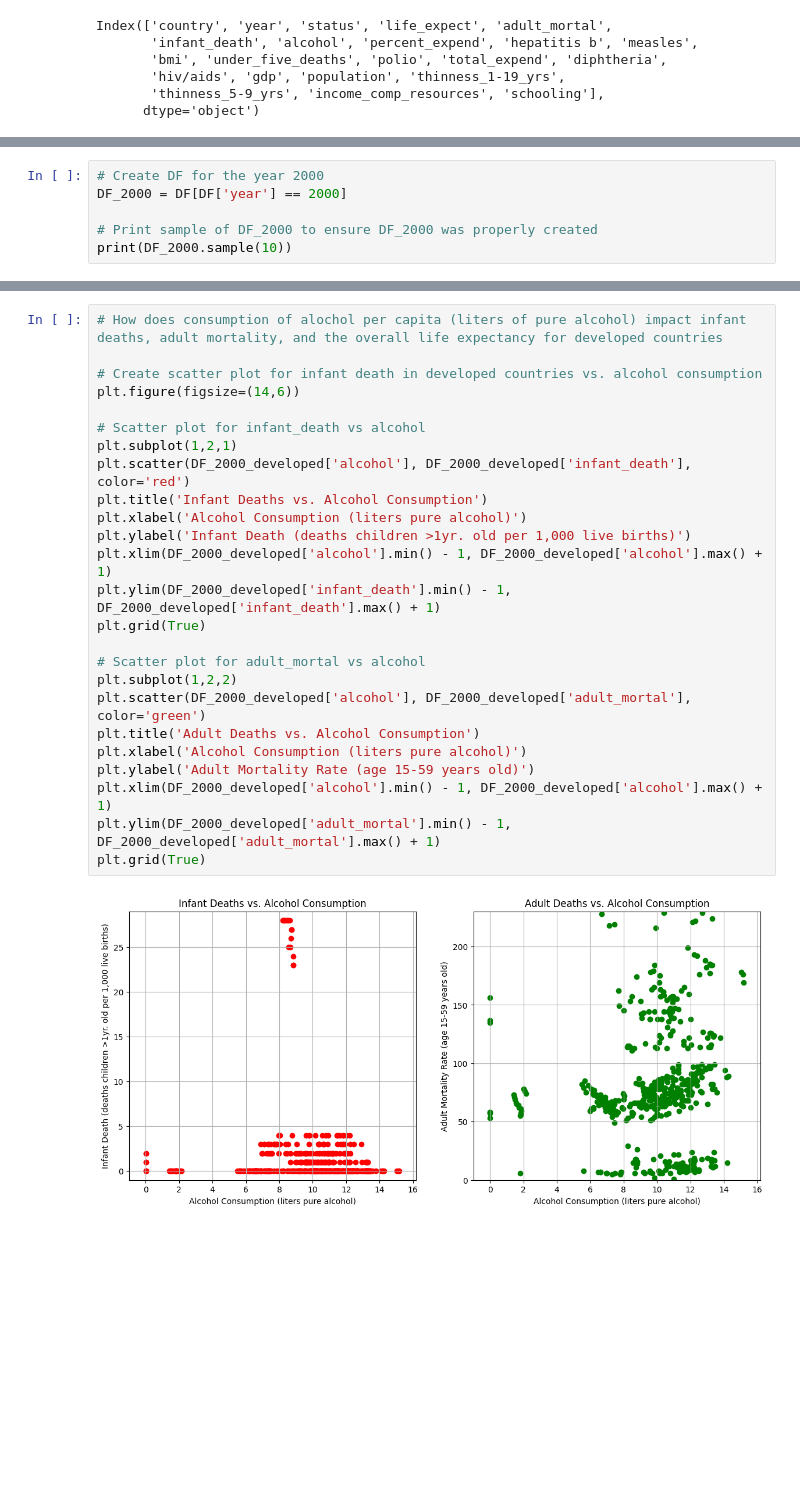
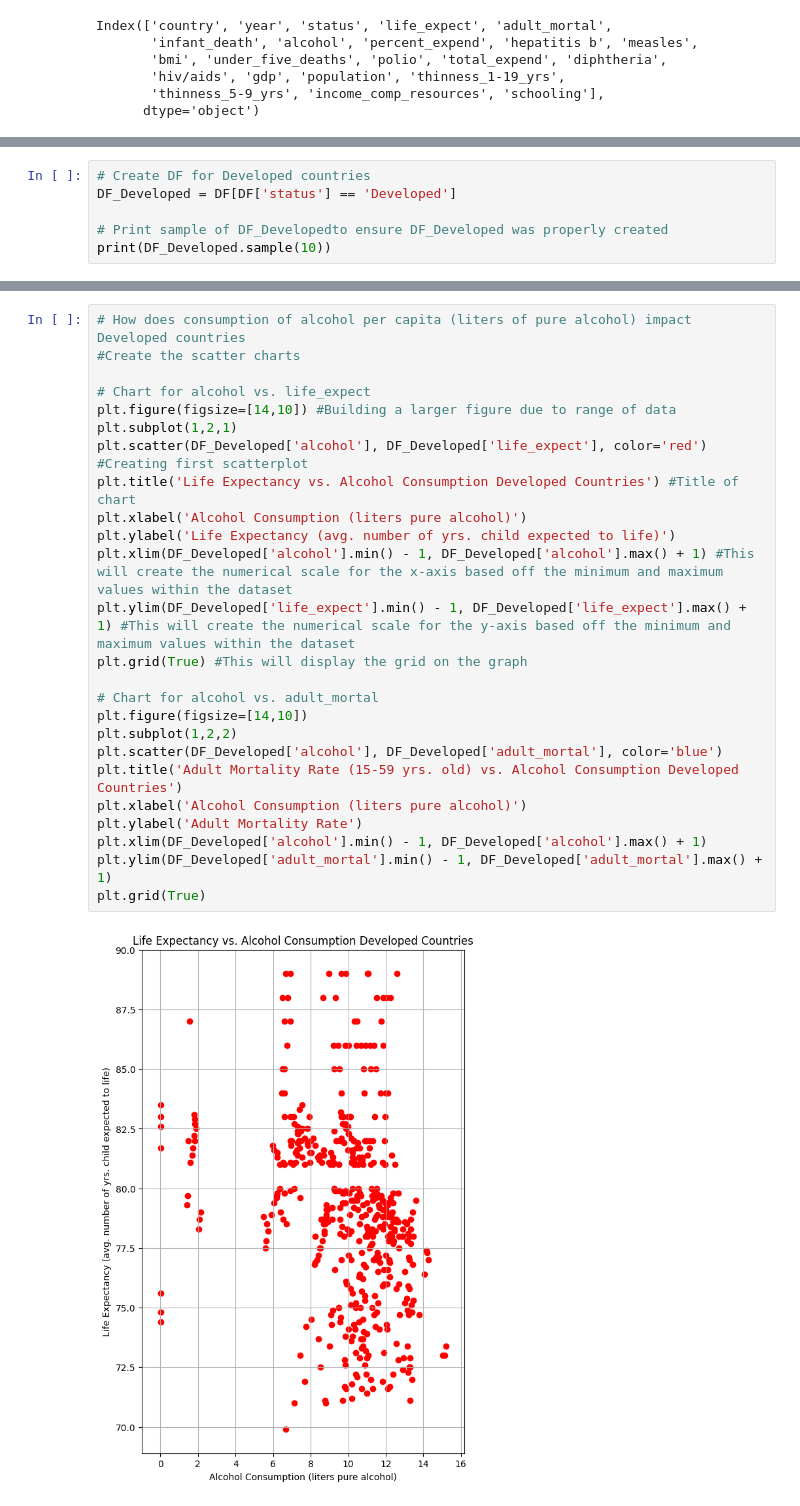
Before and after one commit to michav95/World-Health-Organization-Project, a Jupyter notebook: notebook/EDA.ipynb, the cells around one changed output, grey strips where cells are left out. Drawn from its saved outputs; the diff is of its cells as text; blank space fills up the shorter version.

Commit message:
updated graphs

```diff
--- a/notebook/EDA.ipynb
+++ b/notebook/EDA.ipynb
@@ -107,7 +79,7 @@ print(DF.duplicated().count())
 # %%
-# Create DF for the year 2000
-DF_2000 = DF[DF['year'] == 2000]
+# Create DF for Developed countries
+DF_Developed = DF[DF['status'] == 'Developed']
 
-# Print sample of DF_2000 to ensure DF_2000 was properly created
-print(DF_2000.sample(10))
+# Print sample of DF_Developedto ensure DF_Developed was properly created
+print(DF_Developed.sample(10))
 # %% [output]
@@ -235,27 +221,27 @@ print(DF_2000_developing)
 # %%
-# How does consumption of alochol per capita (liters of pure alcohol) impact infant deaths, adult mortality, and the overall life expectancy for developed countries
+# How does consumption of alcohol per capita (liters of pure alcohol) impact Developed countries
+#Create the scatter charts
 
-# Create scatter plot for infant death in developed countries vs. alcohol consumption
-plt.figure(figsize=(14,6))
+# Chart for alcohol vs. life_expect
+plt.figure(figsize=[14,10]) #Building a larger figure due to range of data
+plt.subplot(1,2,1)
+plt.scatter(DF_Developed['alcohol'], DF_Developed['life_expect'], color='red') #Creating first scatterplot
+plt.title('Life Expectancy vs. Alcohol Consumption Developed Countries') #Title of chart
+plt.xlabel('Alcohol Consumption (liters pure alcohol)')
+plt.ylabel('Life Expectancy (avg. number of yrs. child expected to life)')
+plt.xlim(DF_Developed['alcohol'].min() - 1, DF_Developed['alcohol'].max() + 1) #This will create the numerical scale for the x-axis based off the minimum and maximum values within the dataset
+plt.ylim(DF_Developed['life_expect'].min() - 1, DF_Developed['life_expect'].max() + 1) #This will create the numerical scale for the y-axis based off the minimum and maximum values within the dataset
+plt.grid(True) #This will display the grid on the graph
 
-# Scatter plot for infant_death vs alcohol
-plt.subplot(1,2,1)
-plt.scatter(DF_2000_developed['alcohol'], DF_2000_developed['infant_death'], color='red')
-plt.title('Infant Deaths vs. Alcohol Consumption')
+# Chart for alcohol vs. adult_mortal
+plt.figure(figsize=[14,10])
+plt.subplot(1,2,2)
+plt.scatter(DF_Developed['alcohol'], DF_Developed['adult_mortal'], color='blue')
+plt.title('Adult Mortality Rate (15-59 yrs. old) vs. Alcohol Consumption Developed Countries')
 plt.xlabel('Alcohol Consumption (liters pure alcohol)')
-plt.ylabel('Infant Death (deaths children >1yr. old per 1,000 live births)')
-plt.xlim(DF_2000_developed['alcohol'].min() - 1, DF_2000_developed['alcohol'].max() + 1)
-plt.ylim(DF_2000_developed['infant_death'].min() - 1, DF_2000_developed['infant_death'].max() + 1)
+plt.ylabel('Adult Mortality Rate')
+plt.xlim(DF_Developed['alcohol'].min() - 1, DF_Developed['alcohol'].max() + 1)
+plt.ylim(DF_Developed['adult_mortal'].min() - 1, DF_Developed['adult_mortal'].max() + 1)
 plt.grid(True)
-
-# Scatter plot for adult_mortal vs alcohol
-plt.subplot(1,2,2)
-plt.scatter(DF_2000_developed['alcohol'], DF_2000_developed['adult_mortal'], color='green')
-plt.title('Adult Deaths vs. Alcohol Consumption')
-plt.xlabel('Alcohol Consumption (liters pure alcohol)')
-plt.ylabel('Adult Mortality Rate (age 15-59 years old)')
-plt.xlim(DF_2000_developed['alcohol'].min() - 1, DF_2000_developed['alcohol'].max() + 1)
-plt.ylim(DF_2000_developed['adult_mortal'].min() - 1, DF_2000_developed['adult_mortal'].max() + 1)
-plt.grid(True)
 # %% [output]
-[figure, old version]
+[figure, new version]
```
Also changed, not shown: parts of 20 cells of this notebook.
